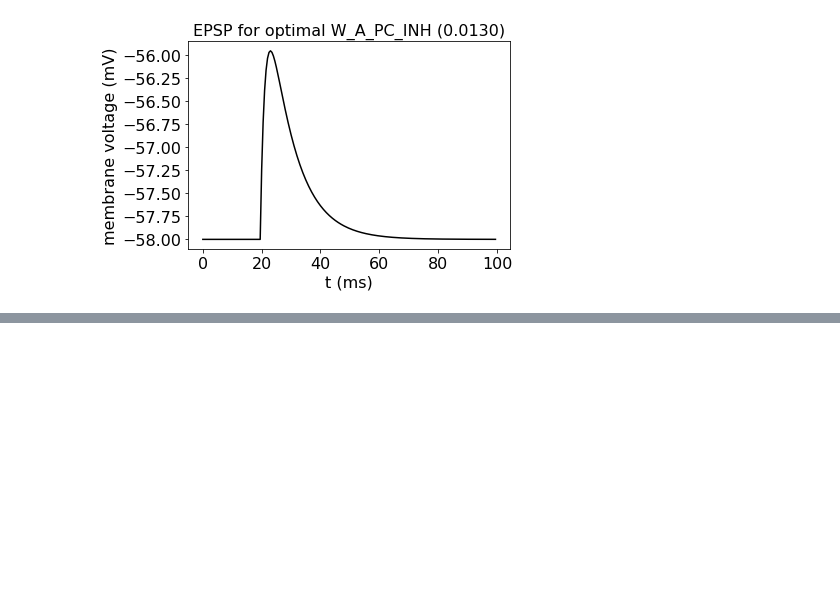
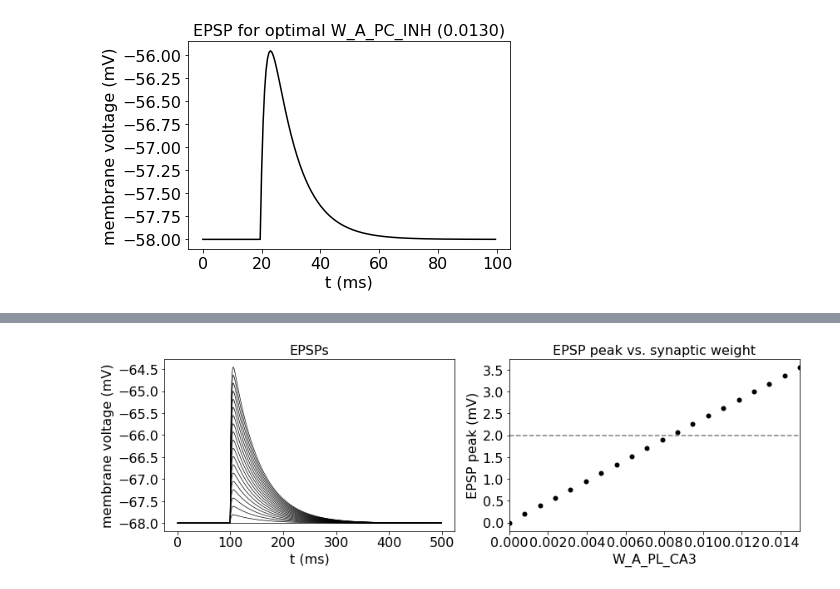
Before and after one commit to rkp8000/network_replay, a Jupyter notebook: parameters_aux.ipynb, the cells around one changed output, grey strips where cells are left out. Saved outputs shown, nothing was run; the diff lists cells and outputs as text; code cells hidden in the pictures; blank space fills up the shorter version.

```diff
--- a/parameters_aux.ipynb
+++ b/parameters_aux.ipynb
@@ -18,8 +18,8 @@ import PARAMETERS as P
 
 WS_AMPA = np.linspace(0, .03, 20)
 
-ES_REV = {'AMPA': P.E_AMPA}
-TS_SYN = {'AMPA': P.T_AMPA}
+ES_REV = {'AMPA': P.E_A}
+TS_SYN = {'AMPA': P.T_A}
 WS_RCR = {'AMPA': np.array([[0.]])}
 
 # simulation parameters
@@ -35,7 +35,7 @@ spks_up[int(INPUT_TIME/P.DT)] = 1
 
 # loop over upstream ampa weights
 fig, axs = plt.subplots(1, 2, figsize=(12, 4), tight_layout=True)
-vs_init = np.array([P.E_LEAK])
+vs_init = np.array([P.E_L_PC])
 gs_init = {'AMPA': np.array([0.])}
 
 epsp_peaks = np.nan * np.zeros(WS_AMPA.shape)
@@ -46,7 +46,7 @@ for ctr, w_ampa in enumerate(WS_AMPA):
 
     # make ntwk
     ntwk = LIFNtwk(
-        t_m=P.T_M, e_leak=P.E_LEAK, v_th=P.V_TH, v_reset=P.V_RESET, t_r=P.T_R,
+        t_m=P.T_M_PC, e_leak=P.E_L_PC, v_th=P.V_TH_PC, v_reset=P.V_RESET_PC, t_r=P.T_R,
         es_rev=ES_REV, ts_syn=TS_SYN, ws_rcr=WS_RCR, ws_up=ws_up)
 
     # run simulation
@@ -76,11 +76,11 @@ for ax in axs:
 The above results suggest we should use an AMPA weight of about 0.017 for place-tuned inputs onto CA3 pyramidal cells.
 # %%
 # show an EPSP from a place-tuned input with this AMPA weight
-ws_up = {'AMPA': np.array([[P.W_A_PL_CA3]])}
+ws_up = {'AMPA': np.array([[P.W_A_PC_PL]])}
 
 # make and run ntwk
 ntwk = LIFNtwk(
-    t_m=P.T_M, e_leak=P.E_LEAK, v_th=P.V_TH, v_reset=P.V_RESET, t_r=P.T_R,
+    t_m=P.T_M_PC, e_leak=P.E_L_PC, v_th=P.V_TH_PC, v_reset=P.V_RESET_PC, t_r=P.T_R,
     es_rev=ES_REV, ts_syn=TS_SYN, ws_rcr=WS_RCR, ws_up=ws_up)
 resp = ntwk.run(spks_up=spks_up, vs_init=vs_init, gs_init=gs_init, dt=P.DT)
 
@@ -89,7 +89,7 @@ fig, ax = plt.subplots(1, 1, figsize=(6, 4), tight_layout=True)
 ax.plot(1000 * ts, 1000 * resp.vs, color='k')
 ax.set_xlabel('t (ms)')
 ax.set_ylabel('membrane voltage (mV)')
-ax.set_title('EPSP for optimal W_A_PL_CA3 ({0:.4f})'.format(P.W_A_PL_CA3))
+ax.set_title('EPSP for optimal W_A_PL_CA3 ({0:.4f})'.format(P.W_A_PC_PL))
 set_font_size(ax, 16)
 # %% [output]
 [figure]
@@ -671,0 +674,67 @@ set_font_size(ax, 16)
+# %%
+%reset -f
+%matplotlib inline
+import matplotlib.pyplot as plt
+import numpy as np
+
+from ntwk import LIFNtwk
+from plot import set_font_size
+
+import PARAMETERS as P
+
+WS_AMPA = np.linspace(0, .015, 20)
+
+ES_REV = {'AMPA': P.E_A}
+TS_SYN = {'AMPA': P.T_A}
+WS_RCR = {'AMPA': np.array([[0.]])}
+
+# simulation parameters
+DUR = 0.5  # (s)
+INPUT_TIME = 0.1  # (s)
+
+# upstream AMPA drive
+ts = np.arange(0, DUR, P.DT)
+spks_up = np.zeros((len(ts), 1))
+
+# add a single upstream spiking input at INPUT_TIME
+spks_up[int(INPUT_TIME/P.DT)] = 1
+
+# loop over upstream ampa weights
+fig, axs = plt.subplots(1, 2, figsize=(12, 4), tight_layout=True)
+vs_init = np.array([P.E_L_PC])
+gs_init = {'AMPA': np.array([0.])}
+
+epsp_peaks = np.nan * np.zeros(WS_AMPA.shape)
+
+for ctr, w_ampa in enumerate(WS_AMPA):
+    # make upstream weight matrix
+    ws_up = {'AMPA': np.array([[w_ampa]])}
+
+    # make ntwk
+    ntwk = LIFNtwk(
+        t_m=P.T_M_PC, e_leak=P.E_L_PC, v_th=P.V_TH_PC, v_reset=P.V_RESET_PC, t_r=P.T_R,
+        es_rev=ES_REV, ts_syn=TS_SYN, ws_rcr=WS_RCR, ws_up=ws_up)
+
+    # run simulation
+    resp = ntwk.run(spks_up=spks_up, vs_init=vs_init, gs_init=gs_init, dt=P.DT)
+
+    # plot
+    axs[0].plot(1000 * ts, 1000 * resp.vs, color='k', lw=0.7)
+
+    epsp_peaks[ctr] = resp.vs.max() - resp.vs.min()
+
+axs[0].set_xlabel('t (ms)')
+axs[0].set_ylabel('membrane voltage (mV)')
+axs[0].set_title('EPSPs')
+
+axs[1].scatter(WS_AMPA, 1000 * epsp_peaks, c='k', lw=0)
+axs[1].axhline(2, color='gray', ls='--')
+axs[1].set_xlim(WS_AMPA[0], WS_AMPA[-1])
+axs[1].set_xlabel('W_A_PL_CA3')
+axs[1].set_ylabel('EPSP peak (mV)')
+axs[1].set_title('EPSP peak vs. synaptic weight')
+
+for ax in axs:
+    set_font_size(ax, 16)
+# %% [output]
+[figure, added]
```
Also changed, not shown: parts of 3 cells of this notebook, 2 other files.
